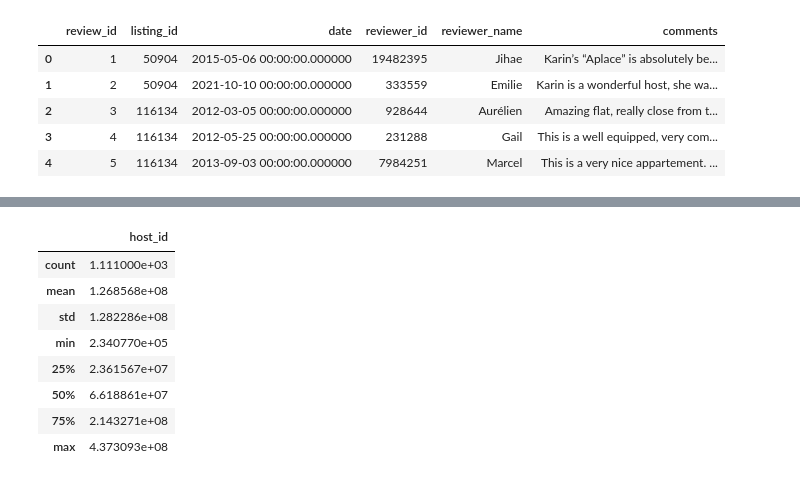
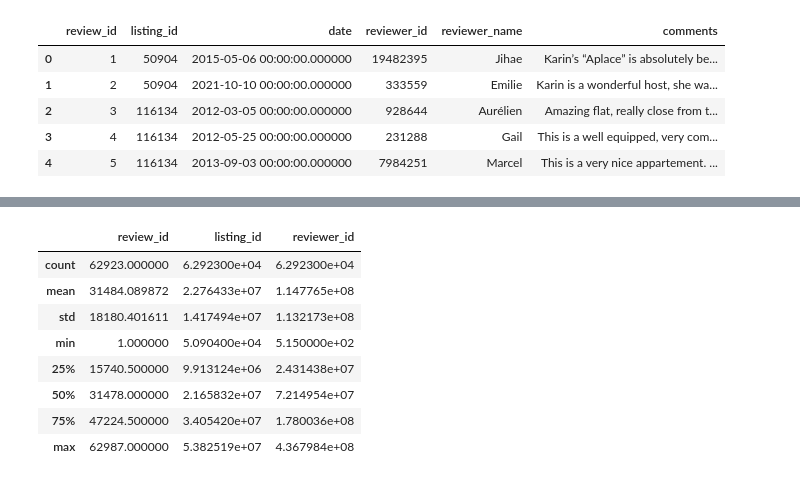
Before and after one commit to SuhelAnsari9272/Airbnb-booking-analysis, a Jupyter notebook: Airbnb_capstone_ABADS.ipynb, the cells around one changed output, grey strips where cells are left out. Saved outputs shown, nothing was run; the diff lists cells and outputs as text; code cells hidden in the pictures.

```diff
--- a/Airbnb_capstone_ABADS.ipynb
+++ b/Airbnb_capstone_ABADS.ipynb
@@ -18,7 +18,7 @@ reviews_data = pd.read_csv('/content/drive/MyDrive/AirBnb_ABADS/reviews.csv')
 cal_df = calender_data.copy()
 host_df = host_data.copy()
 list_df = listing_data.copy()
-rev_df = reviews_data.copy()
+reviews_df = reviews_data.copy()
 # %% [markdown]
 #### Calender data
 # %%
@@ -374,0 +409,2 @@ print(list_df['beds'].isnull().sum())
+# %%
+pd.set_option('display.max_columns', None)  # Setting to display all columns
@@ -503,12 +567,16 @@ reviews_data.describe()
-# %%
-host_data.describe()
-# %% [output]
-|  | host_id |
-| count | 1.111000e+03 |
-| mean | 1.268568e+08 |
-| std | 1.282286e+08 |
-| min | 2.340770e+05 |
-| 25% | 2.361567e+07 |
-| 50% | 6.618861e+07 |
-| 75% | 2.143271e+08 |
-| max | 4.373093e+08 |
+# %%
+#removing the null values
+reviews_df.dropna(inplace = True)
+# %%
+# data overview
+reviews_df.describe()
+# %% [output]
+|  | review_id | listing_id | reviewer_id |
+| count | 62923.000000 | 6.292300e+04 | 6.292300e+04 |
+| mean | 31484.089872 | 2.276433e+07 | 1.147765e+08 |
+| std | 18180.401611 | 1.417494e+07 | 1.132173e+08 |
+| min | 1.000000 | 5.090400e+04 | 5.150000e+02 |
+| 25% | 15740.500000 | 9.913124e+06 | 2.431438e+07 |
+| 50% | 31478.000000 | 2.165832e+07 | 7.214954e+07 |
+| 75% | 47224.500000 | 3.405420e+07 | 1.780036e+08 |
+| max | 62987.000000 | 5.382519e+07 | 4.367984e+08 |
```
Also changed, not shown: parts of 37 cells of this notebook.
